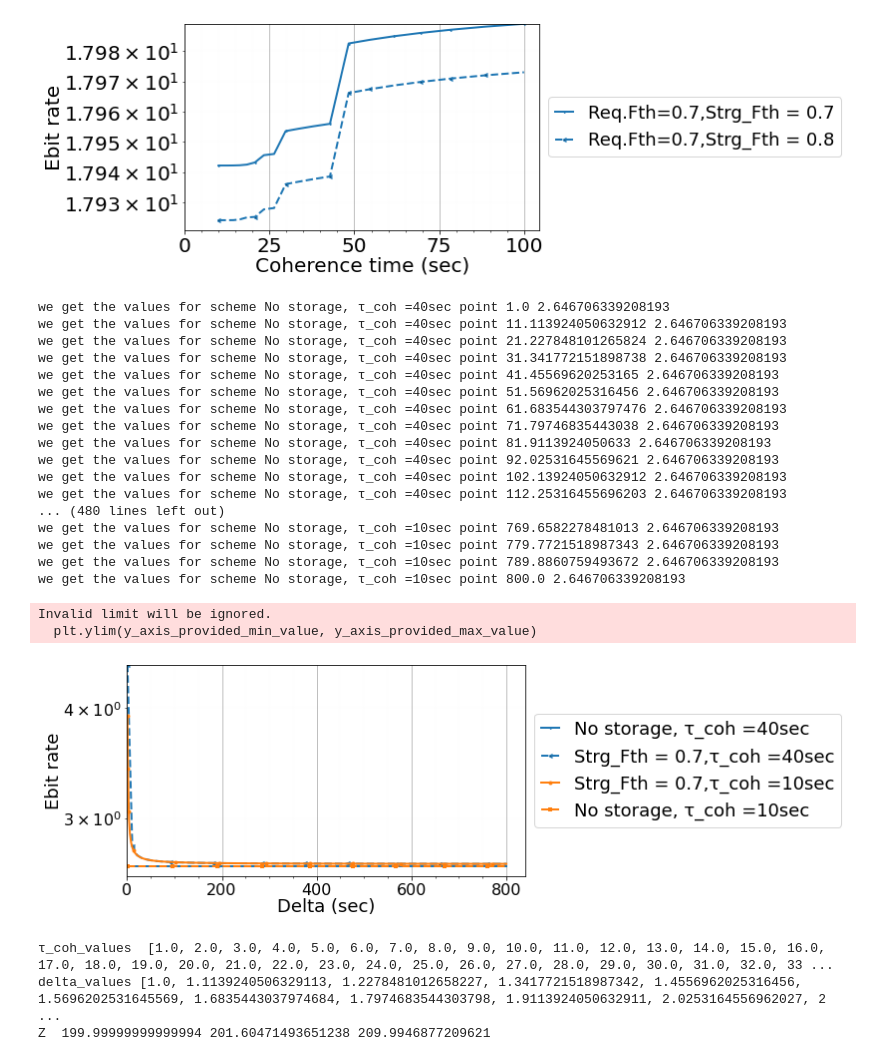
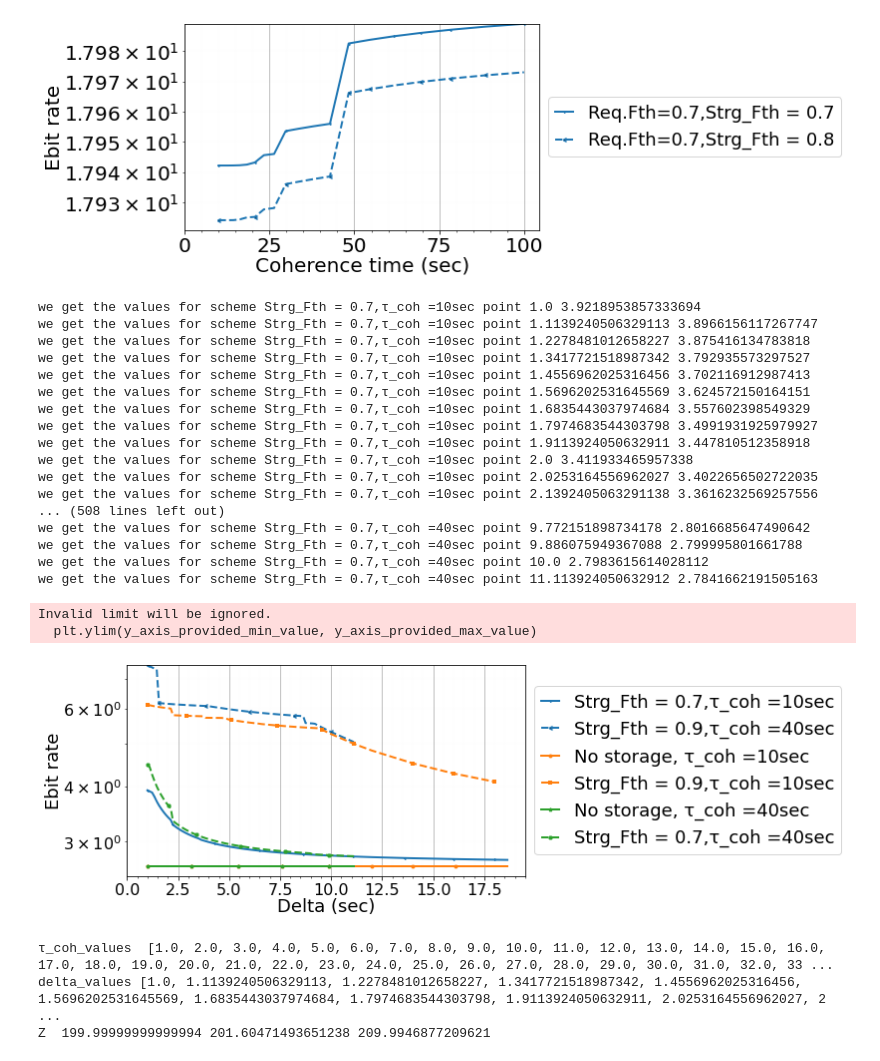
Before and after one commit to pooryousefshahrooz/QSN, a Jupyter notebook: plotting/parsing_and_plotting.ipynb, the cells around one changed output. Saved outputs shown, nothing was run; the diff lists cells and outputs as text; code cells hidden in the pictures.

Commit message:
testing no storage case

```diff
--- a/plotting/parsing_and_plotting.ipynb
+++ b/plotting/parsing_and_plotting.ipynb
@@ -261,8 +261,8 @@ with open(result_file_path, "r") as f:
 #         print("objective_value",objective_value)
 
         if  ( t_max in [20] and request_fidelity_threshold in [0.9]  and
-             storage_block_threshold in [0.7] and
-              edge_capacity in [600]  and storage_capacity in [400] and τ_coh in [40,10.0]
+             storage_block_threshold in [0.7,0.9] and
+              edge_capacity in [600] and delta <20 and storage_capacity in [400] and τ_coh in [40.0,10.0]
             ):
             scheme = "Strg_Fth = "+str(storage_block_threshold)+",τ_coh ="+str(int(τ_coh))+"sec"
             try:
@@ -297,51 +297,51 @@ selected_values = []
 each_scheme_each_coherence_time_workloads_percentage = {}
 for scheme,τ_coh_value_satisfied_number in each_scheme_each_coherence_time_workloads.items():
     for τ_coh,values in τ_coh_value_satisfied_number.items():
 
         avg_EGR = sum(values)/len(values)
         try:
             each_scheme_each_coherence_time_workloads_percentage[scheme][τ_coh] = avg_EGR
         except:
             each_scheme_each_coherence_time_workloads_percentage[scheme]  ={}
             each_scheme_each_coherence_time_workloads_percentage[scheme][τ_coh]=avg_EGR
         selected_values.append(avg_EGR)
 
 
 τ_coh_values = list(τ_coh_values)
 τ_coh_values.sort()
 scheme_keys = list(scheme_keys)
 
 ploting_simple_y_as_x("Delta (sec)","Ebit rate",
                         18, 18, 16,
                       16, 0, 0,
                       0,0,False,[],max(selected_values),
 
                       list(scheme_keys),
                       each_scheme_each_coherence_time_workloads_percentage,
                       τ_coh_values,τ_coh_values,
                       True,True,True,1,18,
                       "plots/QSN_repeater_chain_ebit_as_delta.pdf",True,2,11.4,3.8,True)
 # %% [output]
-we get the values for scheme No storage, τ_coh =40sec point 1.0 2.646706339208193
-we get the values for scheme No storage, τ_coh =40sec point 11.113924050632912 2.646706339208193
-we get the values for scheme No storage, τ_coh =40sec point 21.227848101265824 2.646706339208193
-we get the values for scheme No storage, τ_coh =40sec point 31.341772151898738 2.646706339208193
-we get the values for scheme No storage, τ_coh =40sec point 41.45569620253165 2.646706339208193
-we get the values for scheme No storage, τ_coh =40sec point 51.56962025316456 2.646706339208193
-we get the values for scheme No storage, τ_coh =40sec point 61.683544303797476 2.646706339208193
-we get the values for scheme No storage, τ_coh =40sec point 71.79746835443038 2.646706339208193
-we get the values for scheme No storage, τ_coh =40sec point 81.9113924050633 2.646706339208193
-we get the values for scheme No storage, τ_coh =40sec point 92.02531645569621 2.646706339208193
-we get the values for scheme No storage, τ_coh =40sec point 102.13924050632912 2.646706339208193
-we get the values for scheme No storage, τ_coh =40sec point 112.25316455696203 2.646706339208193
-... (480 lines left out)
-we get the values for scheme No storage, τ_coh =10sec point 769.6582278481013 2.646706339208193
-we get the values for scheme No storage, τ_coh =10sec point 779.7721518987343 2.646706339208193
-we get the values for scheme No storage, τ_coh =10sec point 789.8860759493672 2.646706339208193
-we get the values for scheme No storage, τ_coh =10sec point 800.0 2.646706339208193
+we get the values for scheme Strg_Fth = 0.7,τ_coh =10sec point 1.0 3.9218953857333694
+we get the values for scheme Strg_Fth = 0.7,τ_coh =10sec point 1.1139240506329113 3.8966156117267747
+we get the values for scheme Strg_Fth = 0.7,τ_coh =10sec point 1.2278481012658227 3.875416134783818
+we get the values for scheme Strg_Fth = 0.7,τ_coh =10sec point 1.3417721518987342 3.792935573297527
+we get the values for scheme Strg_Fth = 0.7,τ_coh =10sec point 1.4556962025316456 3.702116912987413
+we get the values for scheme Strg_Fth = 0.7,τ_coh =10sec point 1.5696202531645569 3.624572150164151
+we get the values for scheme Strg_Fth = 0.7,τ_coh =10sec point 1.6835443037974684 3.557602398549329
+we get the values for scheme Strg_Fth = 0.7,τ_coh =10sec point 1.7974683544303798 3.4991931925979927
+we get the values for scheme Strg_Fth = 0.7,τ_coh =10sec point 1.9113924050632911 3.447810512358918
+we get the values for scheme Strg_Fth = 0.7,τ_coh =10sec point 2.0 3.411933465957338
+we get the values for scheme Strg_Fth = 0.7,τ_coh =10sec point 2.0253164556962027 3.4022656502722035
+we get the values for scheme Strg_Fth = 0.7,τ_coh =10sec point 2.1392405063291138 3.3616232569257556
+... (508 lines left out)
+we get the values for scheme Strg_Fth = 0.7,τ_coh =40sec point 9.772151898734178 2.8016685647490642
+we get the values for scheme Strg_Fth = 0.7,τ_coh =40sec point 9.886075949367088 2.799995801661788
+we get the values for scheme Strg_Fth = 0.7,τ_coh =40sec point 10.0 2.7983615614028112
+we get the values for scheme Strg_Fth = 0.7,τ_coh =40sec point 11.113924050632912 2.7841662191505163
 Invalid limit will be ignored.
   plt.ylim(y_axis_provided_min_value, y_axis_provided_max_value)
-[figure, old version]
+[figure, new version]
 # %%
 # plotting 3D Ebit rate as coherence and delta time
 
```
Also changed, not shown: 3 other files.
